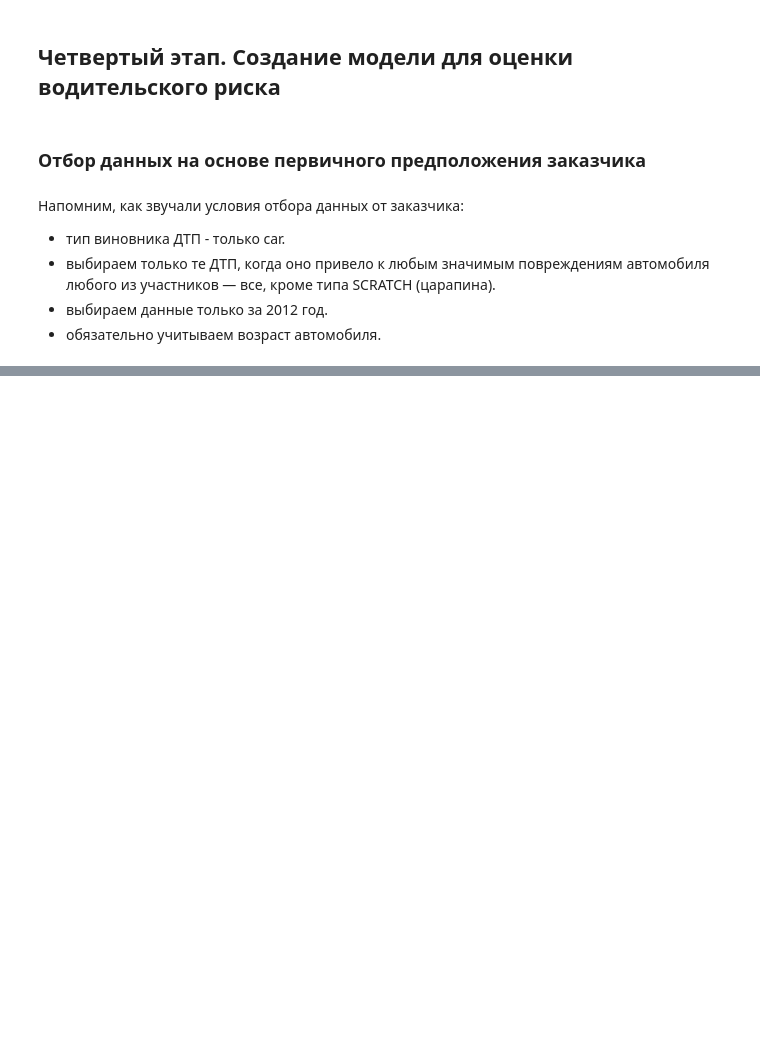
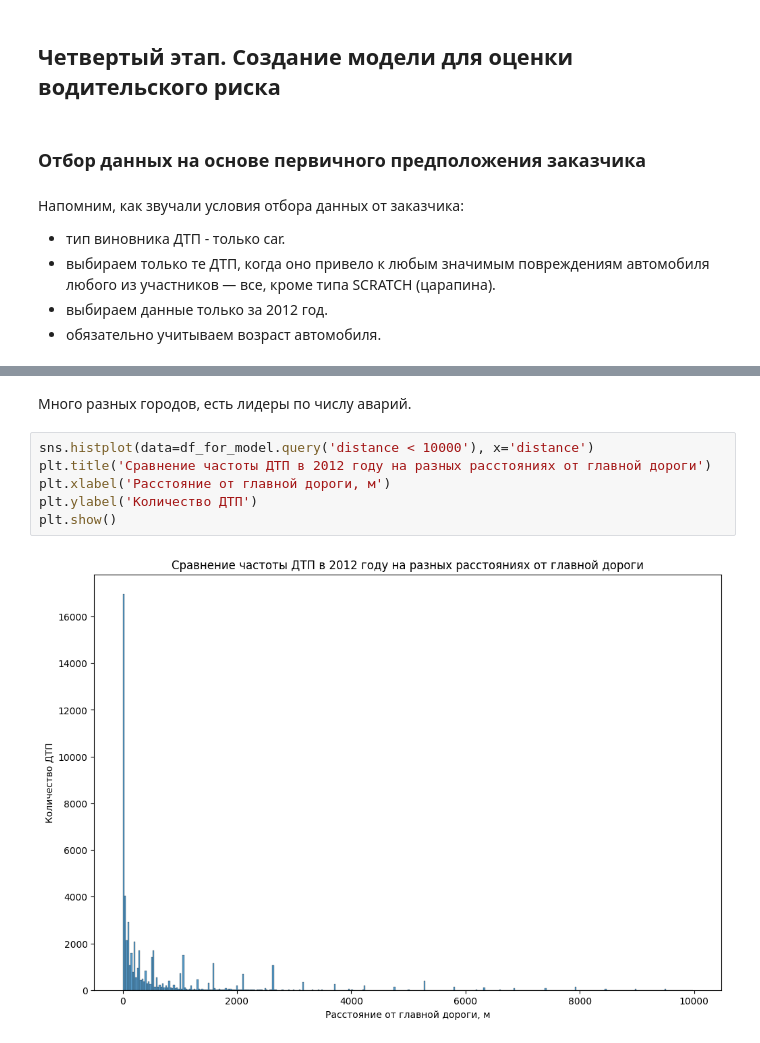
Before and after one commit to BelkaBoguto/pj_15, a Jupyter notebook: sborniy_boguto_v1.ipynb, the cells around one changed output, grey strips where cells are left out. Cells and saved outputs as stored; diff of their text form; blank space fills up the shorter version.

```diff
--- a/sborniy_boguto_v1.ipynb
+++ b/sborniy_boguto_v1.ipynb
@@ -980,0 +1283,10 @@ df_2012.head()
+# %% [markdown]
+Много разных городов, есть лидеры по числу аварий.
+# %%
+sns.histplot(data=df_for_model.query('distance < 10000'), x='distance')
+plt.title('Сравнение частоты ДТП в 2012 году на разных расстояниях от главной дороги')
+plt.xlabel('Расстояние от главной дороги, м')
+plt.ylabel('Количество ДТП')
+plt.show()
+# %% [output]
+[figure, added]
```
Also changed, not shown: parts of 50 cells of this notebook, 1 other file.
